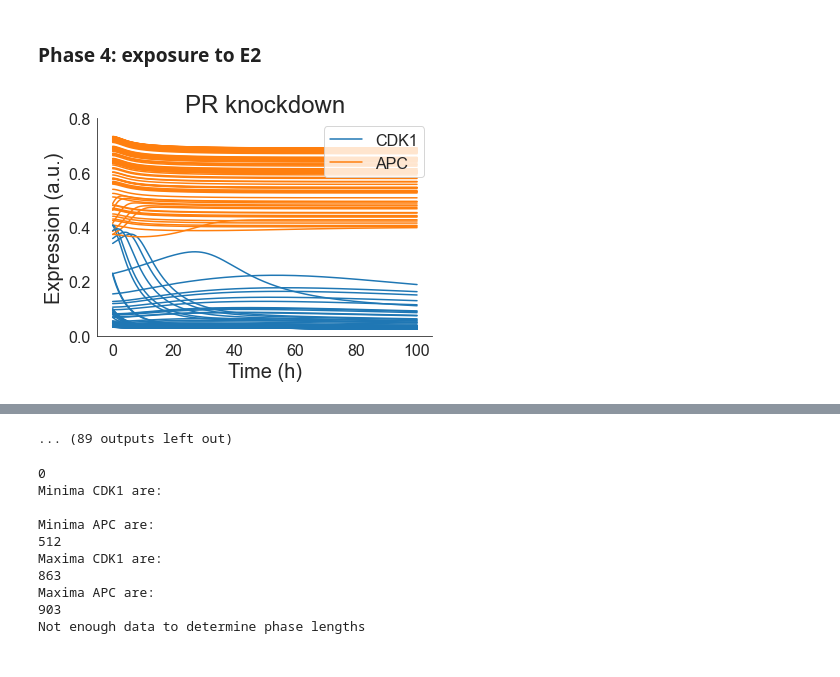
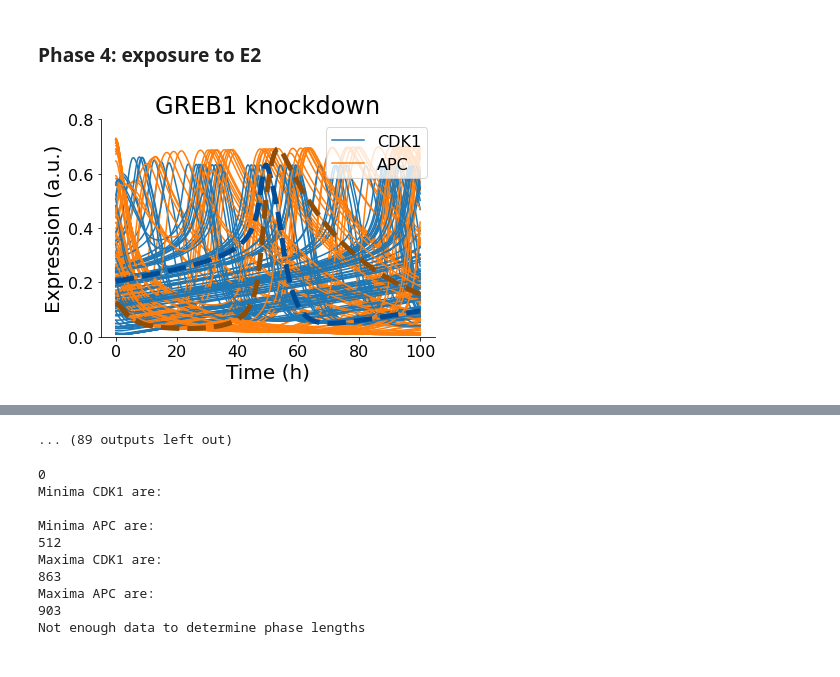
Before and after one commit to lacdr-tox/heldring-E2S-modeling, a Jupyter notebook: simulations/MN10_ExperimentSimulations_CellCycle.ipynb, the cells around one changed output, grey strips where cells are left out. Saved outputs shown, nothing was run; the diff lists cells and outputs as text; code cells hidden in the pictures.

Commit message:
Update simulation scripts

```diff
--- a/simulations/MN10_ExperimentSimulations_CellCycle.ipynb
+++ b/simulations/MN10_ExperimentSimulations_CellCycle.ipynb
@@ -1585,7 +1585,7 @@ ax.vlines(sample_time, ymin = 0, ymax = 1, color = "grey", lw = 0.5)
 #ax.scatter(sample_time, sample_apc,label='APC', marker = 'o')
 
 ax.set_xlabel('Time (h)', fontsize=20)
-ax.set_ylabel('Expression (a.u.)', fontsize=20)
+ax.set_ylabel('Activity (a.u.)', fontsize=20)
 ax.spines['top'].set_visible(False)
 ax.spines['right'].set_visible(False)
 ax.spines['bottom'].set_visible(True)
@@ -1601,7 +1601,7 @@ plt.savefig('Figures/MN10/Fig3F_Simulations_steady_state_oscillations.pdf', bbox
 # %%
 # Phase two: siRNA transfection, i.e. knock downs, if applicable
 
-treatment = "PR KD" # choose from "Mock", "GREB1 KD" or "PR KD"
+treatment = "GREB1 KD" # choose from "Mock", "GREB1 KD" or "PR KD"
 concentration = CONC6_init # Choose from 0, CONC4_init and CONC6_init
 
 if treatment == "Mock":
@@ -1979,6 +1979,23 @@ for i in range(0,nsimus):
     ax1.plot(t_phase4, out_phase4[:,1],label='APC', linestyle = 'solid', color = 'C1')
     ax1.set_xlabel('Time (h)', fontsize=20)
 
+    # Save one specific line
+    if treatment == "Mock" and concentration == 0 and i == 18:
+        saved_x = t_phase4
+        saved_y = out_phase4
+    elif treatment == "Mock" and concentration == CONC4_init and i == 16:
+        saved_x = t_phase4
+        saved_y = out_phase4
+    elif treatment == "Mock" and concentration == CONC6_init and i == 17:
+        saved_x = t_phase4
+        saved_y = out_phase4
+    elif treatment == "GREB1 KD" and concentration == CONC6_init and i == 17:
+        saved_x = t_phase4
+        saved_y = out_phase4
+    elif treatment == "PR KD" and concentration == CONC6_init and i == 23:
+        saved_x = t_phase4
+        saved_y = out_phase4
+
     # Make separate plots
     fig2,ax2 = plt.subplots()
     ax2.plot(t_phase4, out_phase4[:,0],label='CDK1', linestyle = 'solid', color = 'C0')
@@ -1992,36 +2009,41 @@ for i in range(0,nsimus):
     line_cdk1 = Line2D([0], [0], label='CDK1', color='C0')
 
     ax2.legend(handles = [line_cdk1,line_apc])
+
+# Highlight one set
+ax1.plot(saved_x, saved_y[:,0],label='CDK1', linestyle = 'dashed', color = '#004c97', linewidth = 5)
+ax1.plot(saved_x, saved_y[:,1],label='APC', linestyle = 'dashed', color = '#914d06', linewidth = 5)
+ax1.set_xlabel('Time (h)', fontsize=20)
 
 # Make combined plot
 line_apc = Line2D([0], [0], label='APC', color='C1')
 line_cdk1 = Line2D([0], [0], label='CDK1', color='C0')
 
 ax1.set_xlabel('Time (h)')
 ax1.set_ylabel('Expression (a.u.)', fontsize=20)
 ax1.spines['top'].set_visible(False)
 ax1.spines['right'].set_visible(False)
 ax1.spines['bottom'].set_visible(True)
 ax1.spines['left'].set_visible(True)
 ax1.tick_params(axis='both', which='major', labelsize=16)
 ax1.set_ylim(0,0.8)
 ax1.legend(handles = [line_cdk1,line_apc],
            loc='upper right', prop={'size': 16}) #, bbox_to_anchor=(1, 0.5)
 
 if treatment == "Mock" and concentration == 0:
     ax1.set_title('Control', fontsize=24)
     fig1.savefig('Figures/MN10/Fig3G_All_simulations_CDK1_APC_Mock_control.pdf', bbox_inches='tight')
 elif treatment == "Mock" and concentration == CONC4_init:
     ax1.set_title('1 nM E2', fontsize=24)
     fig1.savefig('Figures/MN10/Fig3H_All_simulations_CDK1_APC_Mock_conc4.pdf', bbox_inches='tight')
 elif treatment == "Mock" and concentration == CONC6_init:
     ax1.set_title('100 nM E2', fontsize=24)
     fig1.savefig('Figures/MN10/Fig3H_All_simulations_CDK1_APC_Mock_conc6.pdf', bbox_inches='tight')
 elif treatment == "GREB1 KD" and concentration == CONC6_init:
     ax1.set_title('GREB1 knockdown', fontsize=24)
-    fig1.savefig('Figures/MN10/Fig5C_All_simulations_CDK1_APC_GREB1_KD_conc6.pdf', bbox_inches='tight')
+    fig1.savefig('Figures/MN10/Fig5D_All_simulations_CDK1_APC_GREB1_KD_conc6.pdf', bbox_inches='tight')
 elif treatment == "PR KD" and concentration == CONC6_init:
     ax1.set_title('PR knockdown', fontsize=24)
-    fig1.savefig('Figures/MN10/Fig5D_All_simulations_CDK1_APC_PR_KD_conc6.pdf', bbox_inches='tight')
+    fig1.savefig('Figures/MN10/Fig5C_All_simulations_CDK1_APC_PR_KD_conc6.pdf', bbox_inches='tight')
 # %% [output]
-[figure, old version]
+[figure, new version]
```
Also changed, not shown: parts of 17 cells of this notebook, 1 other file.
